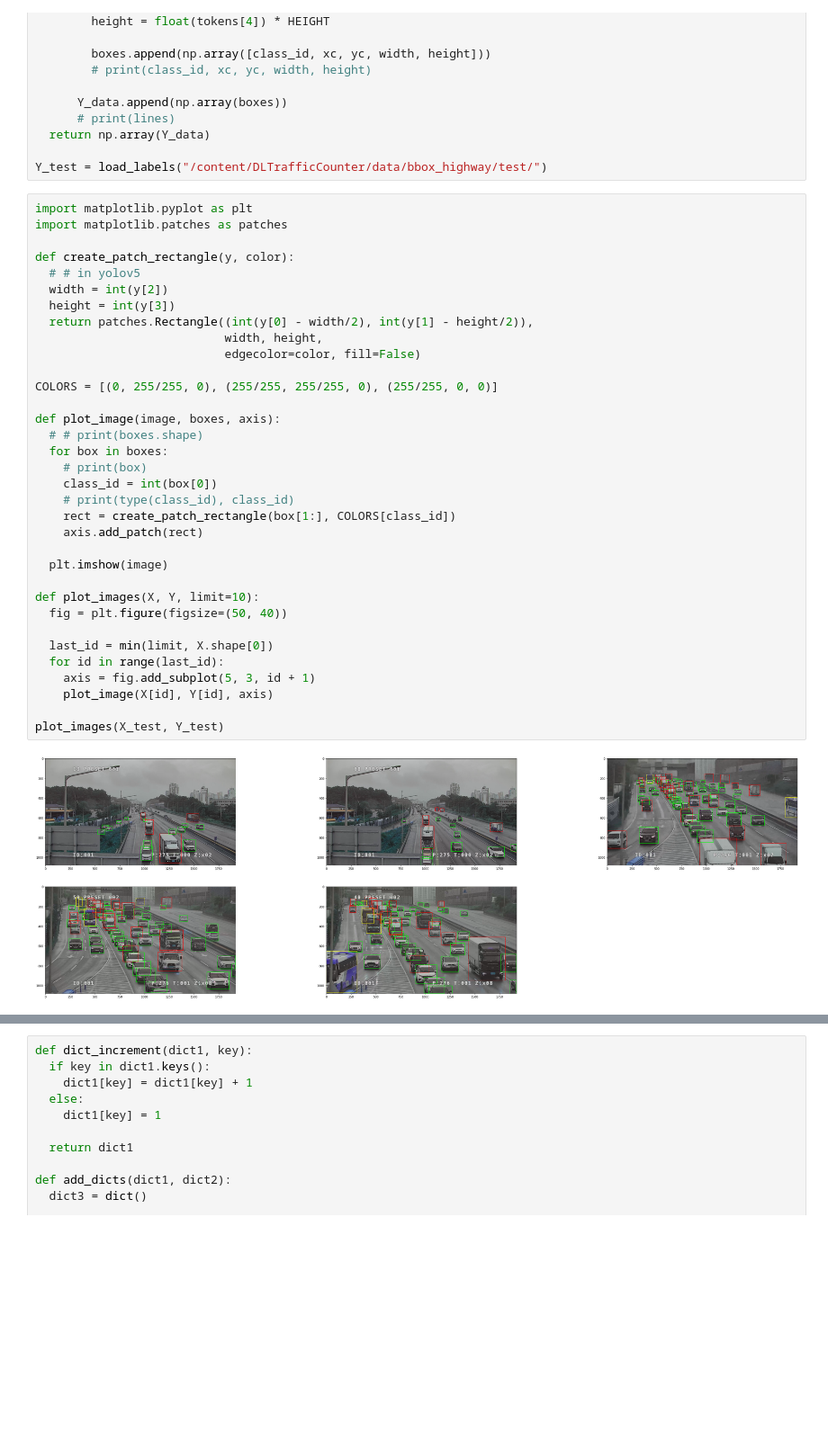
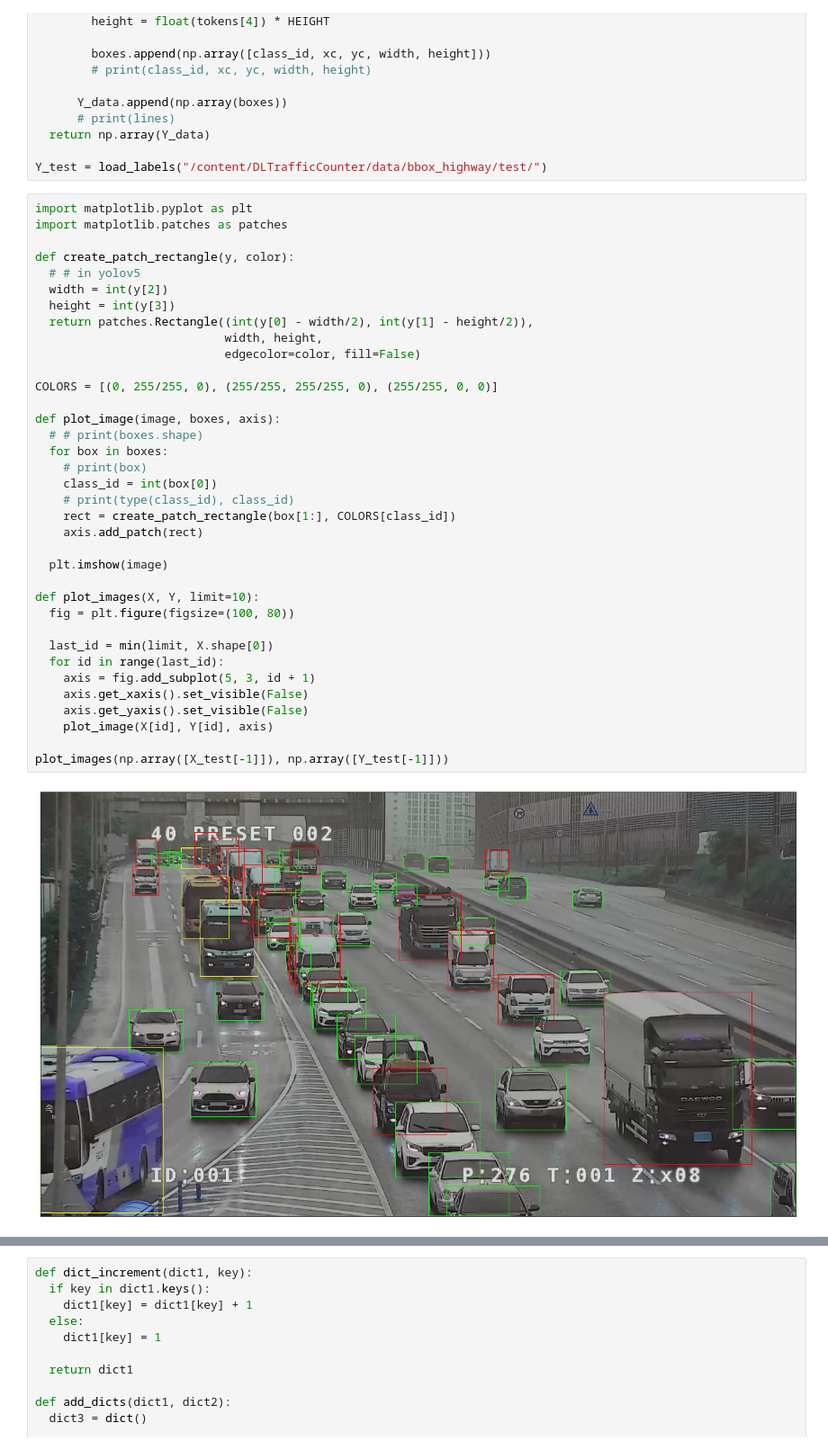
Before and after one commit to changsin/DLTrafficCounter, a Jupyter notebook: notebooks/traffic_counter_yolov5.ipynb, the cells around one changed output, grey strips where cells are left out. Shown at 90% size. Drawn from its saved outputs; the diff is of its cells as text; blank space fills up the shorter version.

```diff
--- a/notebooks/traffic_counter_yolov5.ipynb
+++ b/notebooks/traffic_counter_yolov5.ipynb
@@ -396,33 +396,35 @@ import matplotlib.patches as patches
 
 def create_patch_rectangle(y, color):
   # # in yolov5
   width = int(y[2])
   height = int(y[3])
   return patches.Rectangle((int(y[0] - width/2), int(y[1] - height/2)),
                            width, height,
                            edgecolor=color, fill=False)
 
 COLORS = [(0, 255/255, 0), (255/255, 255/255, 0), (255/255, 0, 0)]
 
 def plot_image(image, boxes, axis):
   # # print(boxes.shape)
   for box in boxes:
     # print(box)
     class_id = int(box[0])
     # print(type(class_id), class_id)
     rect = create_patch_rectangle(box[1:], COLORS[class_id])
     axis.add_patch(rect)
 
   plt.imshow(image)
 
 def plot_images(X, Y, limit=10):
-  fig = plt.figure(figsize=(50, 40))
+  fig = plt.figure(figsize=(100, 80))
 
   last_id = min(limit, X.shape[0])
   for id in range(last_id):
     axis = fig.add_subplot(5, 3, id + 1)
+    axis.get_xaxis().set_visible(False)
+    axis.get_yaxis().set_visible(False)
     plot_image(X[id], Y[id], axis)
 
-plot_images(X_test, Y_test)
+plot_images(np.array([X_test[-1]]), np.array([Y_test[-1]]))
 # %% [output]
-[figure, old version]
+[figure, new version]
```
Also changed, not shown: parts of 5 cells of this notebook.
